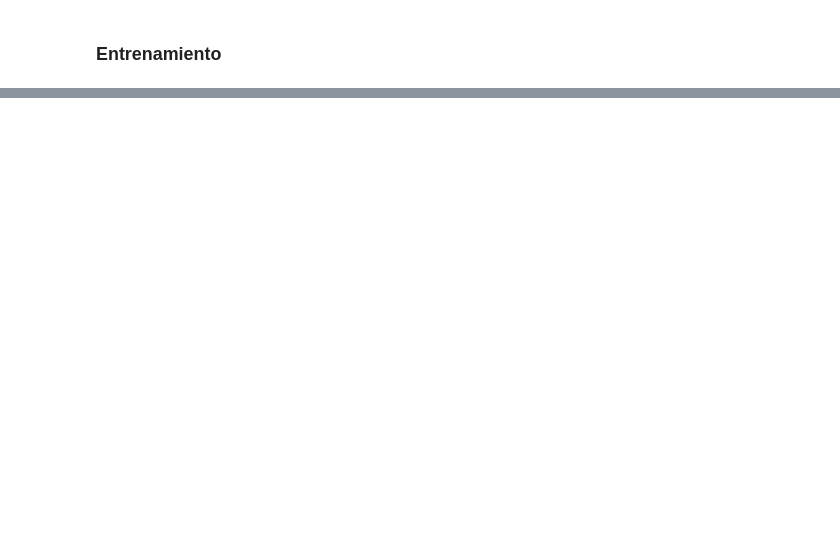
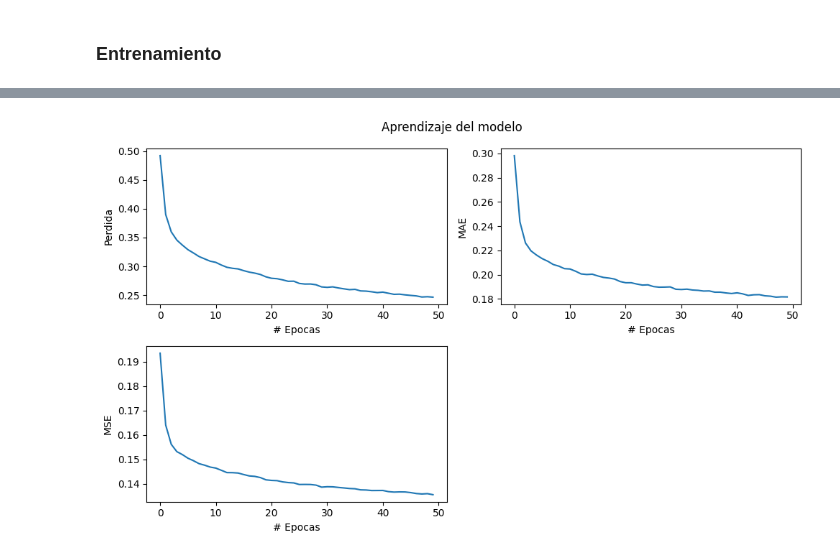
Before and after one commit to LosWillyAmigos/CPMP_With_attetion, a Jupyter notebook: CPMP_with_attention.ipynb, the cells around one changed output, grey strips where cells are left out. Saved outputs shown, nothing was run; the diff lists cells and outputs as text; code cells hidden in the pictures; blank space fills up the shorter version.

```diff
--- a/CPMP_with_attention.ipynb
+++ b/CPMP_with_attention.ipynb
@@ -247,0 +227,2 @@ data_5x5, labels_5x5 = load_data_2('data/data_5x5_Multiple')
+# %%
+data_7x7_so, data_7x7_sd, labels_7x7_so, labels_7x7_sd = load_data_multi('data/data_7x7_Multiple')
@@ -317,0 +343,2 @@ Precisión del modelo: 94.739%
+# %%
+model_7x7_multi = cpmp_att.CPMP_attention_model()
@@ -317,0 +355,9 @@ Precisión del modelo: 94.739%
+# %%
+X_train_7x7_multi_so, X_test_7x7_multi_so, y_train_7x7_multi_so, y_test_7x7_multi_so = train_test_split(data_7x7_so, labels_7x7_so,
+                                                                                                        test_size= 0.2, random_state= 42)
+X_train_7x7_multi_sd, X_test_7x7_multi_sd, y_train_7x7_multi_sd, y_test_7x7_multi_sd = train_test_split(data_7x7_sd, labels_7x7_sd,
+                                                                                                        test_size= 0.2, random_state= 42)
+# %%
+history_so, history_sd = model_7x7_multi.fit(X_train_7x7_multi_so, X_train_7x7_multi_sd,
+                                             y_train_7x7_multi_so, y_train_7x7_multi_sd,
+                                             epochs= 50)
@@ -317,0 +382,23 @@ Precisión del modelo: 94.739%
+# %%
+plt.figure(figsize= (10, 6))
+
+plt.subplot(2, 2, 1)
+plt.xlabel("# Epocas")
+plt.ylabel("Perdida")
+plt.plot(history_so.history['loss'])
+
+plt.subplot(2, 2, 2)
+plt.xlabel("# Epocas")
+plt.ylabel("MAE")
+plt.plot(history_so.history['mae'])
+
+plt.subplot(2, 2, 3)
+plt.xlabel("# Epocas")
+plt.ylabel("MSE")
+plt.plot(history_so.history['mse'])
+
+plt.suptitle('Aprendizaje del modelo')
+plt.tight_layout()
+plt.show()
+# %% [output]
+[figure, added]
```
Also changed, not shown: parts of 27 cells of this notebook, 10 other files.
